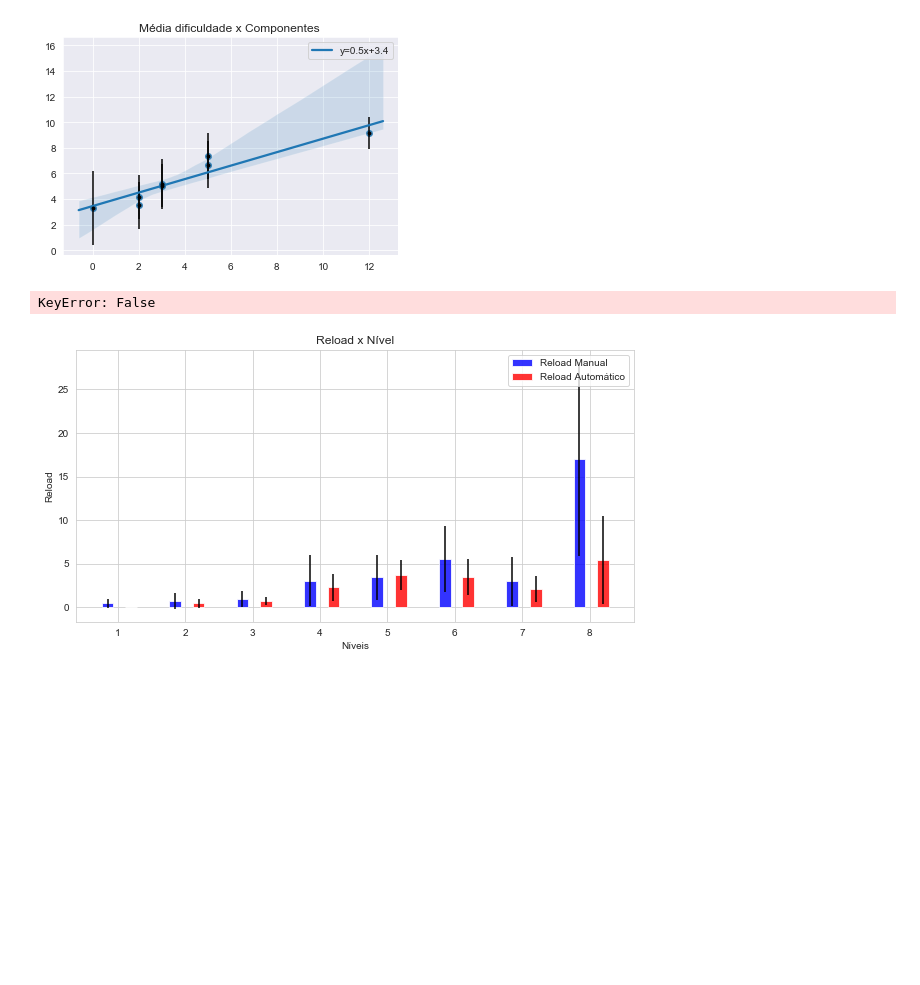
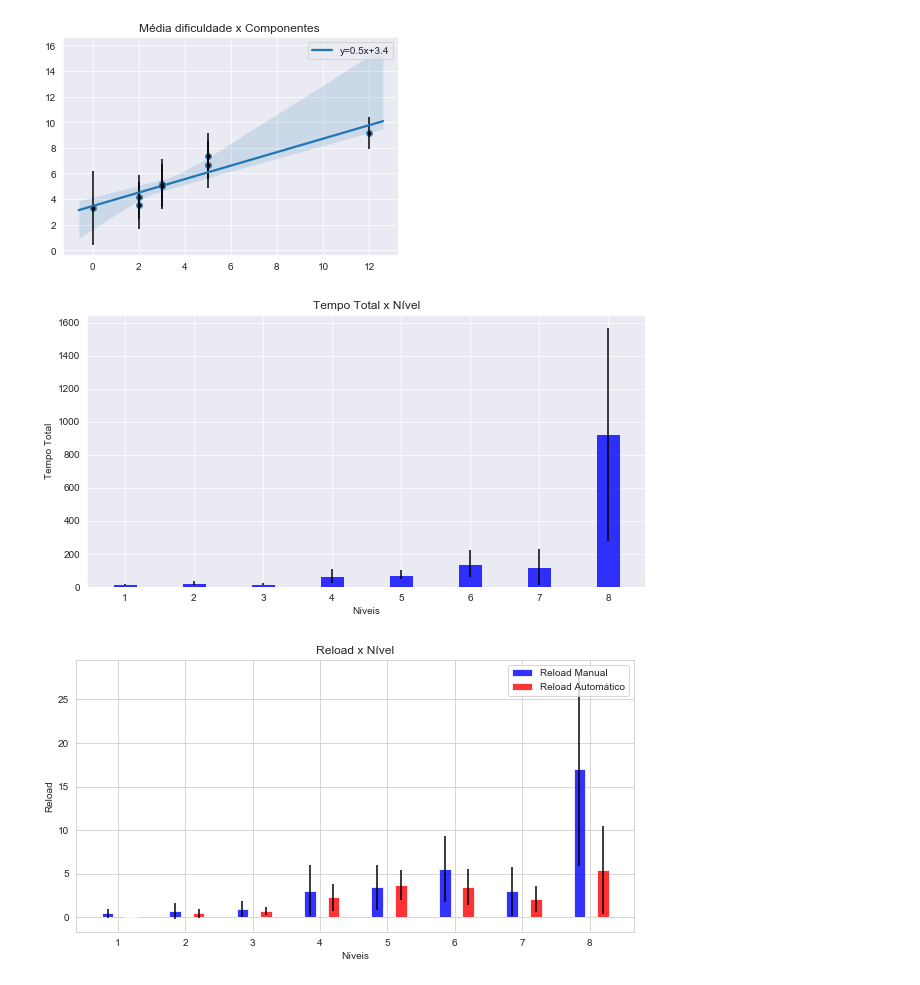
Before and after one commit to wagneralbjr/tcc-dda, a Jupyter notebook: Trata Dados TCC.ipynb, the cells around one changed output. Cells and saved outputs as stored; diff of their text form; code cells hidden in the pictures; blank space fills up the shorter version.

Commit message:
Modificado condicao -> FiltroCheat

```diff
--- a/Trata Dados TCC.ipynb
+++ b/Trata Dados TCC.ipynb
@@ -116,5 +116,4 @@ df_final = pd.concat(dados_experimento).reset_index(drop=True)
 def r2(x, y):
     return stats.pearsonr(x, y)[0] ** 2
 # %%
-condicao = (df_final.usou_cheat_0 == False) & (df_final.usou_cheat_1 == False) & (df_final.usou_cheat_2 == False) & (df_final.usou_cheat_3 == False) & (df_final.usou_cheat_4 == False) & (df_final.usou_cheat_5 == False) & (df_final.usou_cheat_6 == False) & (df_final.usou_cheat_7 == False) &
- (df_final.usou_cheat_8 == False)
+filtroCheat = (df_final.usou_cheat_0 == False) & (df_final.usou_cheat_1 == False) & (df_final.usou_cheat_2 == False) & (df_final.usou_cheat_3 == False) & (df_final.usou_cheat_4 == False) & (df_final.usou_cheat_5 == False) & (df_final.usou_cheat_6 == False) & (df_final.usou_cheat_7 == False) & (df_final.usou_cheat_8 == False)
@@ -372,35 +369,28 @@ print(np.corrcoef(x, teste.mean().values[1:]), r2(x, teste.mean().values[1:]))
 # %%
 #Gerar gráfico de nivel x tempo medio total
 
-tempo_total_col = pegaColunas(df_final[
-
-
-
-
-
-
-], 'tempoTotal_')
+tempo_total_col = pegaColunas(df_final[filtroCheat], 'tempoTotal_')
 tempo_total_mean = tempo_total_col.mean().values[1:]
 tempo_total_std = tempo_total_col.std().values[1:]
 
 n_groups = 9
 
 fig,ax = plt.subplots(figsize=(10, 5))
 index = np.arange(n_groups)[1:]
 bar_width = 0.35
 opacity = 0.8
 sns.set_style("whitegrid")
 
 rects1 = plt.bar(index  , tempo_total_mean , bar_width  , alpha = opacity, color = 'b', yerr = tempo_total_std)
 plt.xlabel('Níveis')
 plt.ylabel('Tempo Total')
 plt.title('Tempo Total x Nível')
 plt.xticks(index , (index))
 #fig.figure(figsize=(20,20))
 #plt.tight_layout()
 fig.savefig('tempoTotalXnivel.png')
 # %% [output]
-KeyError: False
+[figure, added]
 # %%
 #Gerar gráfico de quantidade de reloads por nível
 
```
Also changed, not shown: parts of 2 cells of this notebook.
